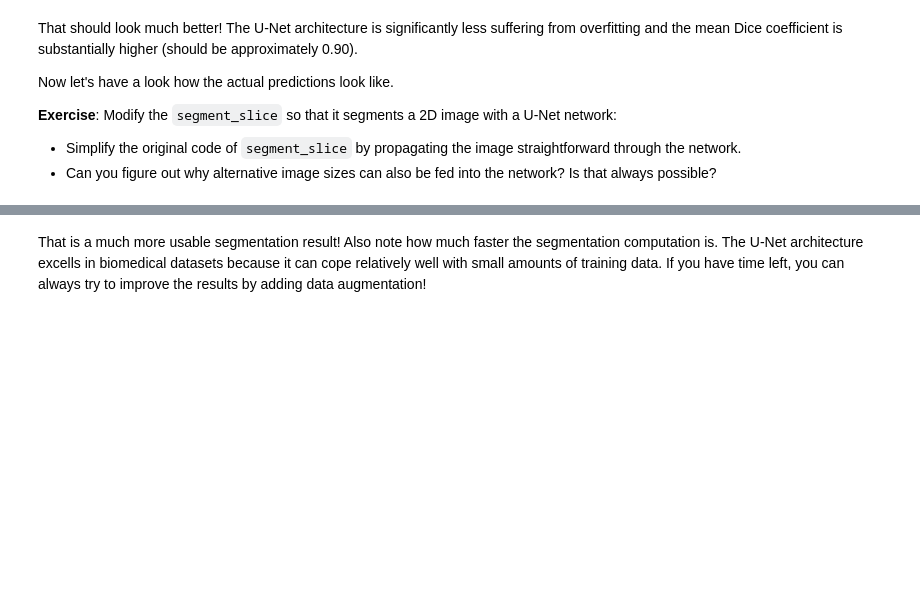
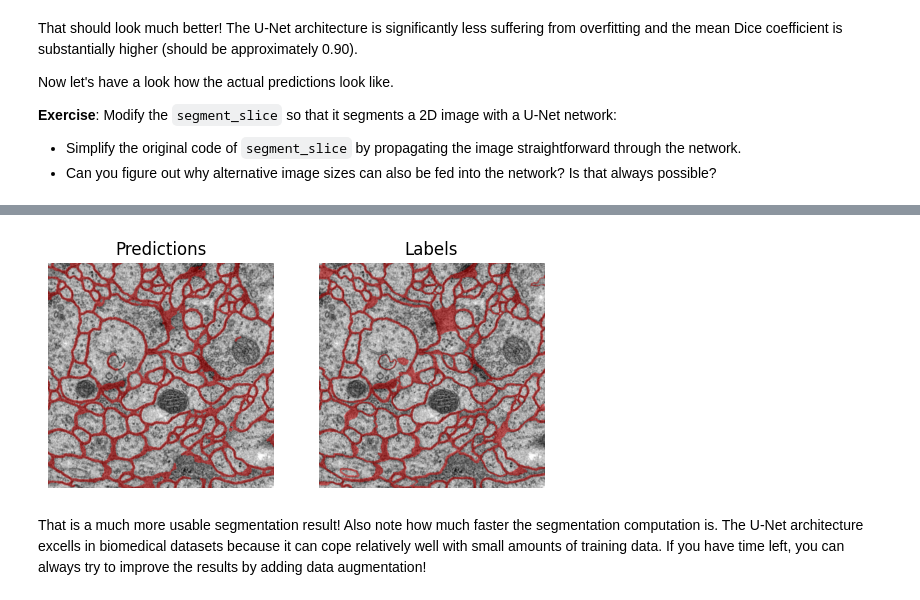
Before and after one commit to SilverViking/deep-learning-biology, a Jupyter notebook: exercises/assignments/2020-dlb-3-cnn-segmentation.ipynb, the cells around one changed output, grey strips where cells are left out. Cells and saved outputs as stored; diff of their text form; code cells hidden in the pictures; blank space fills up the shorter version.

Commit message:
Solved exercise, except for segment_slice() of the CNN.

```diff
--- a/exercises/assignments/2020-dlb-3-cnn-segmentation.ipynb
+++ b/exercises/assignments/2020-dlb-3-cnn-segmentation.ipynb
@@ -607,6 +907,27 @@ def segment_slice(x, net):
     """
     INSERT CODE HERE
     """
+
+    # Use network evalution mode
+    net.eval()
+
+    # Turn our 2D image into a multi-dim array
+    # of shape (batch size of 1, single channel, image dim, image dim)
+    x = x[np.newaxis, np.newaxis, :, :]
+
+    # Turn the image into a tensor on the device
+    x = torch.from_numpy(x).float().to(device)
+
+    # Predict segmentation probabilities
+    pred = net(x).detach().cpu().numpy()
+    # pred.shape = (1, 2, 512, 512) where 2 is for the probability
+    # distribution of the 2 pixel classes in the segmentation
+
+    # Segmentation
+    segmentation = np.argmax(pred, axis=1)[0]
+    # after argmax the shape is (1, image dim, image dim)
+
+    return segmentation
 
 # load the best parameters
 state_dict = torch.load('unet_best.cpt')
@@ -630,3 +951,4 @@ plt.imshow(x_overlay)
 plt.title('Labels')
 plt.axis('off')
 plt.show()
+# %% [output]
@@ -633,2 +956,3 @@ plt.show()
+[figure, added]
 # %% [markdown]
 That is a much more usable segmentation result! Also note how much faster the segmentation computation is. The U-Net architecture excells in biomedical datasets because it can cope relatively well with small amounts of training data. If you have time left, you can always try to improve the results by adding data augmentation!
```
Also changed, not shown: parts of 15 cells of this notebook.
